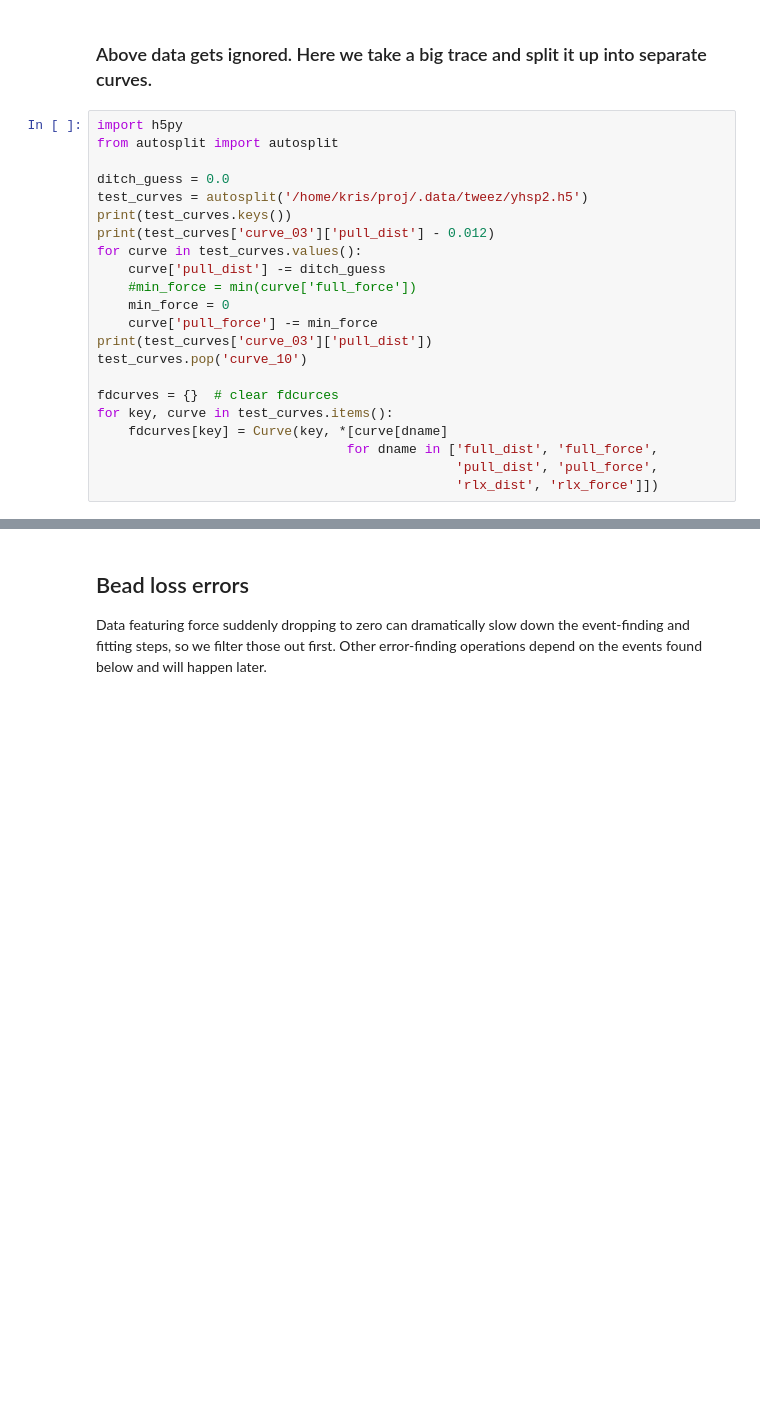
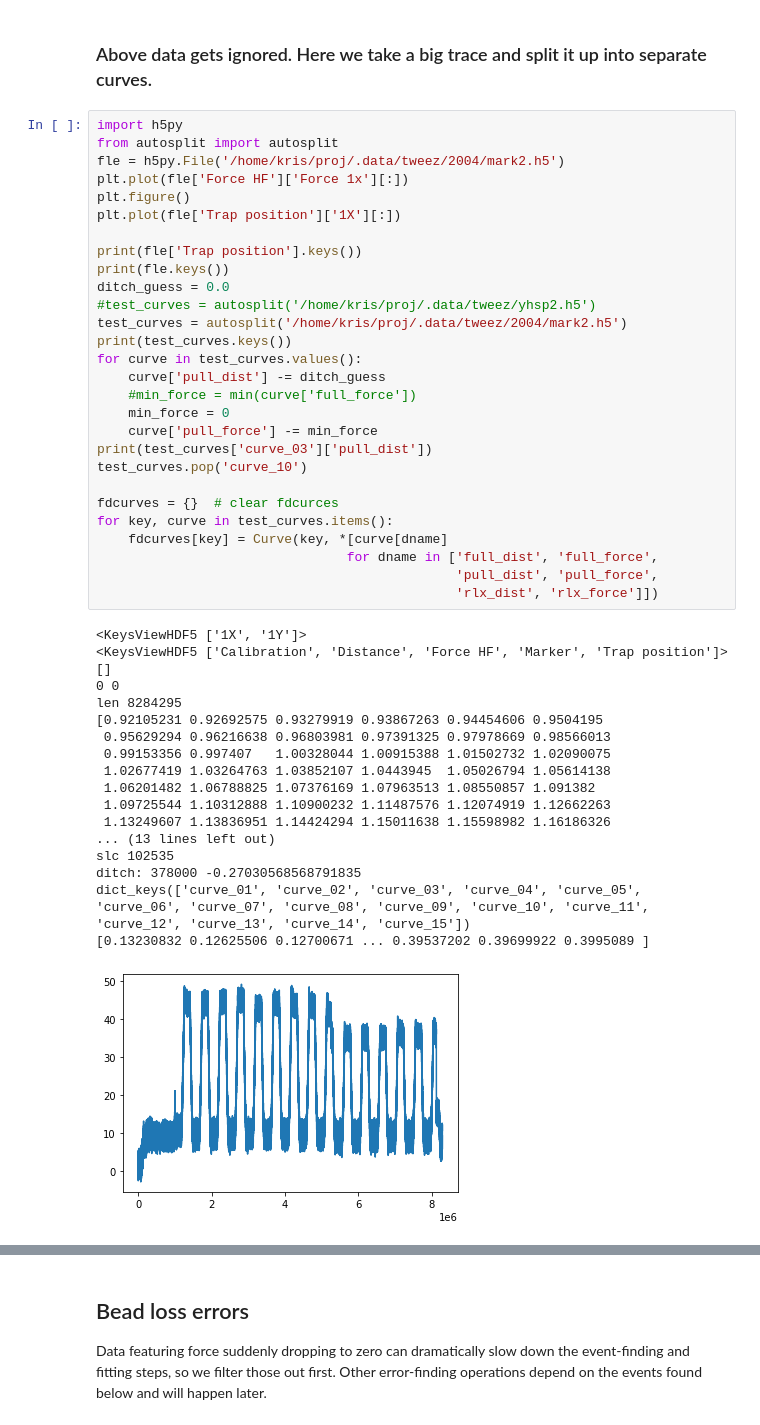
Before and after one commit to kaveeken/tweez-CV, a Jupyter notebook: CVbook-Copy1.ipynb, the cells around one changed output, grey strips where cells are left out. Cells and saved outputs as stored; diff of their text form; blank space fills up the shorter version.

Commit message:
accomodating data

```diff
--- a/CVbook-Copy1.ipynb
+++ b/CVbook-Copy1.ipynb
@@ -71,22 +71,47 @@ protein_estimates = \
 # %%
 import h5py
 from autosplit import autosplit
+fle = h5py.File('/home/kris/proj/.data/tweez/2004/mark2.h5')
+plt.plot(fle['Force HF']['Force 1x'][:])
+plt.figure()
+plt.plot(fle['Trap position']['1X'][:])
 
+print(fle['Trap position'].keys())
+print(fle.keys())
 ditch_guess = 0.0
-test_curves = autosplit('/home/kris/proj/.data/tweez/yhsp2.h5')
+#test_curves = autosplit('/home/kris/proj/.data/tweez/yhsp2.h5')
+test_curves = autosplit('/home/kris/proj/.data/tweez/2004/mark2.h5')
 print(test_curves.keys())
-print(test_curves['curve_03']['pull_dist'] - 0.012)
 for curve in test_curves.values():
     curve['pull_dist'] -= ditch_guess
     #min_force = min(curve['full_force'])
     min_force = 0
     curve['pull_force'] -= min_force
 print(test_curves['curve_03']['pull_dist'])
 test_curves.pop('curve_10')
 
 fdcurves = {}  # clear fdcurces
 for key, curve in test_curves.items():
     fdcurves[key] = Curve(key, *[curve[dname]
                                 for dname in ['full_dist', 'full_force',
                                               'pull_dist', 'pull_force',
                                               'rlx_dist', 'rlx_force']])
+# %% [output]
+<KeysViewHDF5 ['1X', '1Y']>
+<KeysViewHDF5 ['Calibration', 'Distance', 'Force HF', 'Marker', 'Trap position']>
+[]
+0 0
+len 8284295
+[0.92105231 0.92692575 0.93279919 0.93867263 0.94454606 0.9504195
+ 0.95629294 0.96216638 0.96803981 0.97391325 0.97978669 0.98566013
+ 0.99153356 0.997407   1.00328044 1.00915388 1.01502732 1.02090075
+ 1.02677419 1.03264763 1.03852107 1.0443945  1.05026794 1.05614138
+ 1.06201482 1.06788825 1.07376169 1.07963513 1.08550857 1.091382
+ 1.09725544 1.10312888 1.10900232 1.11487576 1.12074919 1.12662263
+ 1.13249607 1.13836951 1.14424294 1.15011638 1.15598982 1.16186326
+... (13 lines left out)
+slc 102535
+ditch: 378000 -0.27030568568791835
+dict_keys(['curve_01', 'curve_02', 'curve_03', 'curve_04', 'curve_05', 'curve_06', 'curve_07', 'curve_08', 'curve_09', 'curve_10', 'curve_11', 'curve_12', 'curve_13', 'curve_14', 'curve_15'])
+[0.13230832 0.12625506 0.12700671 ... 0.39537202 0.39699922 0.3995089 ]
+[figure, added]
```
Also changed, not shown: parts of 17 cells of this notebook, 2 other files.
